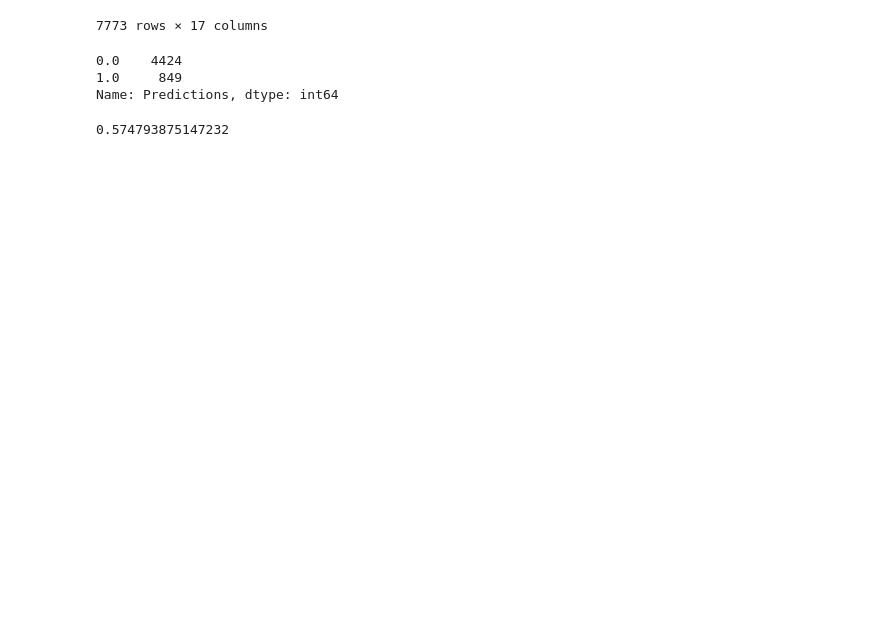
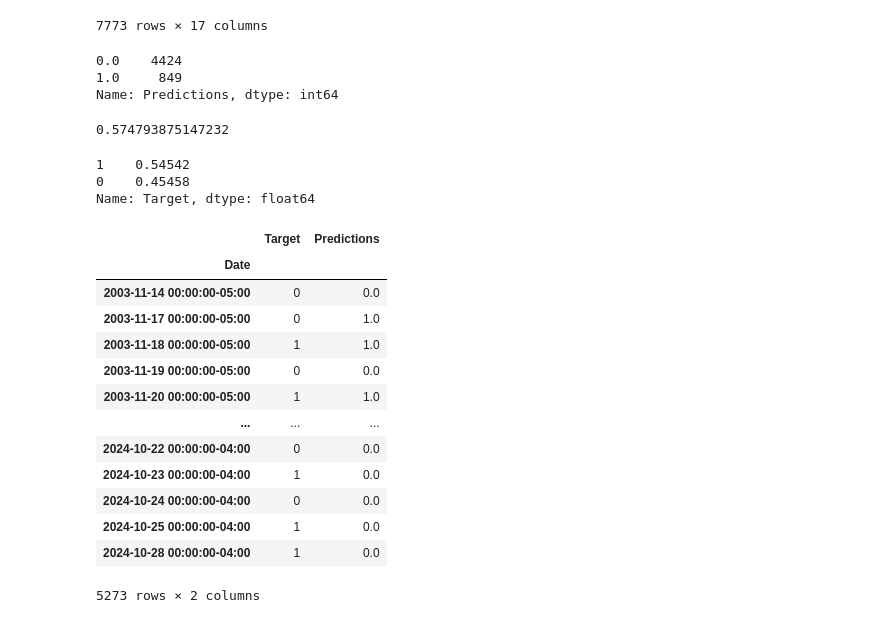
Before and after one commit to Danirive30/Predict-Stock-Market-ML, a Jupyter notebook: market_prediction.ipynb, the cells around one changed output. Cells and saved outputs as stored; diff of their text form; code cells hidden in the pictures; blank space fills up the shorter version.

Commit message:
notebook prediction

```diff
--- a/market_prediction.ipynb
+++ b/market_prediction.ipynb
@@ -229,3 +178,26 @@ Name: Predictions, dtype: int64
 precision_score(predictions["Target"], predictions["Predictions"])
 # %% [output]
 0.574793875147232
+# %%
+predictions["Target"].value_counts() / predictions.shape[0]
+# %% [output]
+1    0.54542
+0    0.45458
+Name: Target, dtype: float64
+# %%
+predictions
+# %% [output]
+|  | Target | Predictions |
+| Date |  |  |
+| 2003-11-14 00:00:00-05:00 | 0 | 0.0 |
+| 2003-11-17 00:00:00-05:00 | 0 | 1.0 |
+| 2003-11-18 00:00:00-05:00 | 1 | 1.0 |
+| 2003-11-19 00:00:00-05:00 | 0 | 0.0 |
+| 2003-11-20 00:00:00-05:00 | 1 | 1.0 |
+| ... | ... | ... |
+| 2024-10-22 00:00:00-04:00 | 0 | 0.0 |
+| 2024-10-23 00:00:00-04:00 | 1 | 0.0 |
+| 2024-10-24 00:00:00-04:00 | 0 | 0.0 |
+| 2024-10-25 00:00:00-04:00 | 1 | 0.0 |
+| 2024-10-28 00:00:00-04:00 | 1 | 0.0 |
+5273 rows × 2 columns
```
Also changed, not shown: parts of 13 cells of this notebook, 1 other file.
